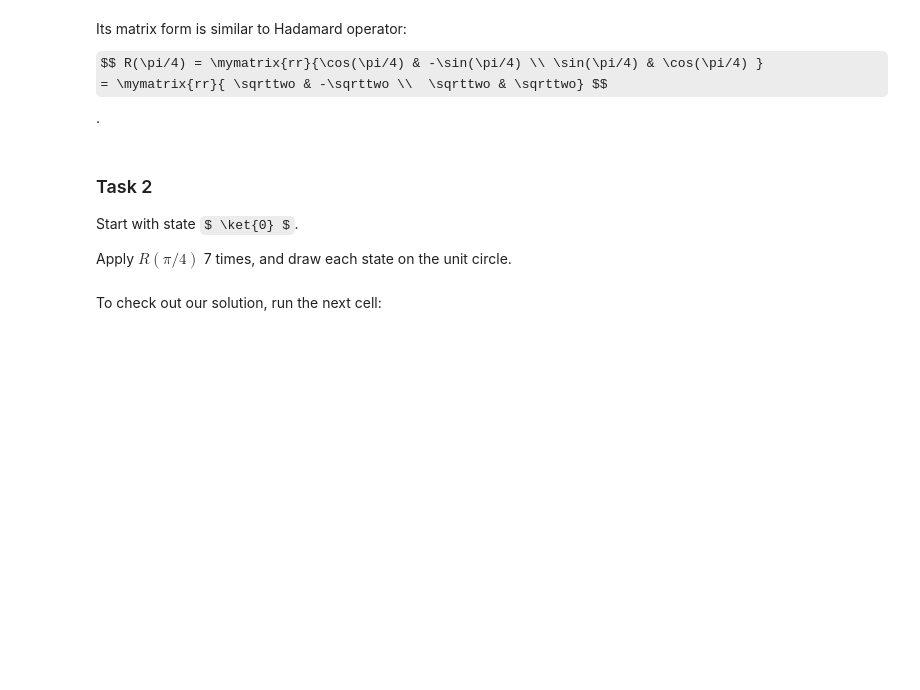
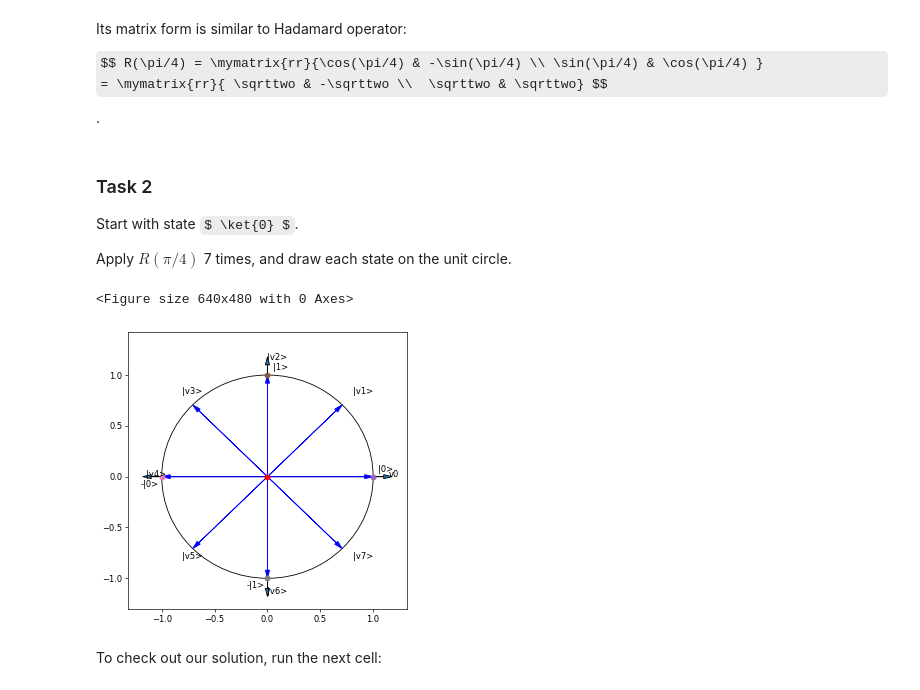
Before and after one commit to james-lucius/qworld, a Jupyter notebook: QB24_Q44_Rotations.ipynb, the cells around one changed output. Saved outputs shown, nothing was run; the diff lists cells and outputs as text; code cells hidden in the pictures; some formulas as TeX source; blank space fills up the shorter version.

```diff
--- a/QB24_Q44_Rotations.ipynb
+++ b/QB24_Q44_Rotations.ipynb
@@ -148,22 +168,31 @@ Apply $ R(\pi/4) $ 7 times, and draw each state on the unit circle.
 # %%
 quantum_file = path_files+"quantum.py"
 %run $quantum_file
 
 draw_qubit()
 
 [x,y]=[1,0]
 
 draw_quantum_state(x,y,"v0")
 
 sqrttwo = 2**0.5
 oversqrttwo = 1/sqrttwo
 
 R = [ [oversqrttwo, -1*oversqrttwo], [oversqrttwo,oversqrttwo] ]
 
 #
 # your code is here
 #
-#
+import numpy as np
+np_R = np.array(R)
+qstate = np.array([x, y])
+for i in range(7):
+  qstate = np_R.dot(qstate)
+  x, y = qstate[0], qstate[1]
+  draw_quantum_state(x, y, f"|v{i + 1}>")
+# %% [output]
+<Figure size 640x480 with 0 Axes>
+[figure, added]
 # %% [markdown]
 To check out our solution, run the next cell:
 # %%
```
Also changed, not shown: parts of 12 cells of this notebook.
